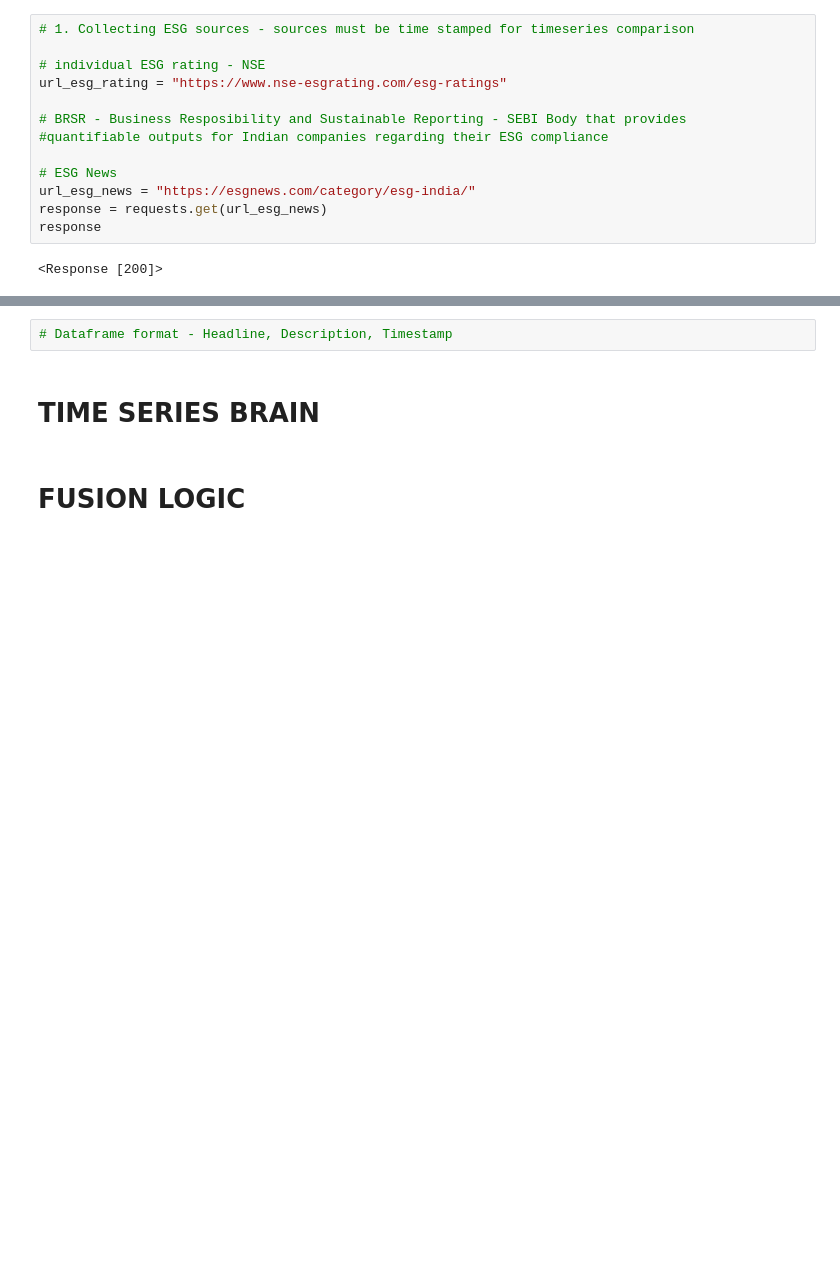
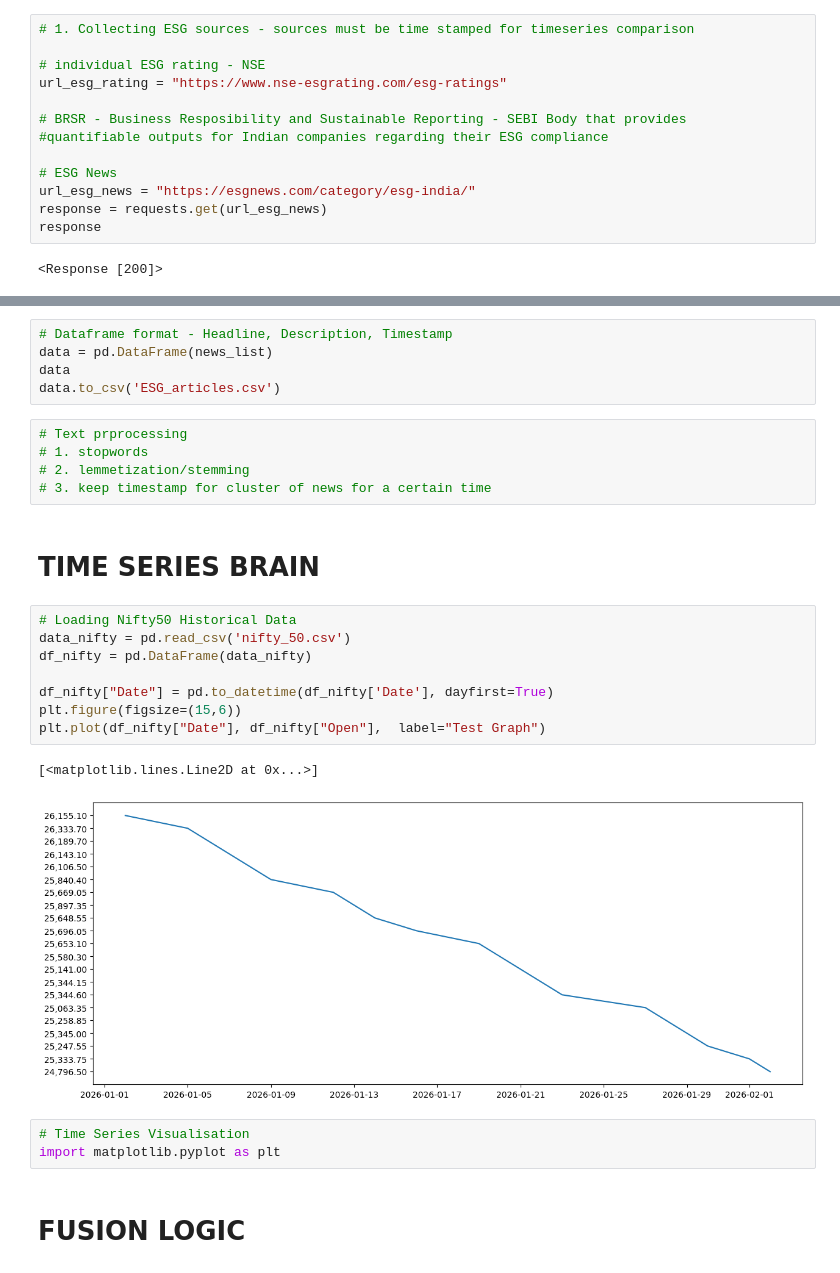
Before and after one commit to Anknoit/Quant-Model-Indian-Markets, a Jupyter notebook: Quantitative_Financial_Modelling_for_Indian_Markets_Approach_Combining_NLP,_Clustering_and_Time_Series_Forecasting.ipynb, the cells around one changed output, grey strips where cells are left out. Drawn from its saved outputs; the diff is of its cells as text; blank space fills up the shorter version.

```diff
--- a/Quantitative_Financial_Modelling_for_Indian_Markets_Approach_Combining_NLP,_Clustering_and_Time_Series_Forecasting.ipynb
+++ b/Quantitative_Financial_Modelling_for_Indian_Markets_Approach_Combining_NLP,_Clustering_and_Time_Series_Forecasting.ipynb
@@ -60,6 +68,28 @@ news_list
 # %%
 # Dataframe format - Headline, Description, Timestamp
+data = pd.DataFrame(news_list)
+data
+data.to_csv('ESG_articles.csv')
+# %%
+# Text prprocessing
+# 1. stopwords
+# 2. lemmetization/stemming
+# 3. keep timestamp for cluster of news for a certain time
 # %% [markdown]
 # **TIME SERIES BRAIN**
+# %%
+# Loading Nifty50 Historical Data
+data_nifty = pd.read_csv('nifty_50.csv')
+df_nifty = pd.DataFrame(data_nifty)
+
+df_nifty["Date"] = pd.to_datetime(df_nifty['Date'], dayfirst=True)
+plt.figure(figsize=(15,6))
+plt.plot(df_nifty["Date"], df_nifty["Open"],  label="Test Graph")
+# %% [output]
+[<matplotlib.lines.Line2D at 0x...>]
+[figure, added]
+# %%
+# Time Series Visualisation
+import matplotlib.pyplot as plt
 # %% [markdown]
 # **FUSION LOGIC**
```
Also changed, not shown: parts of 2 cells of this notebook, 2 other files.
